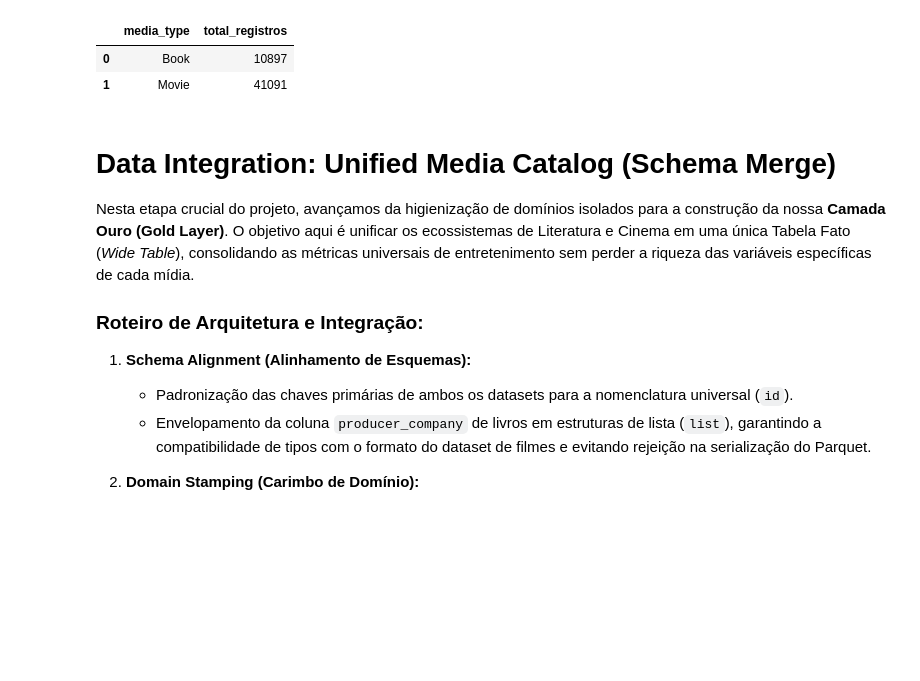
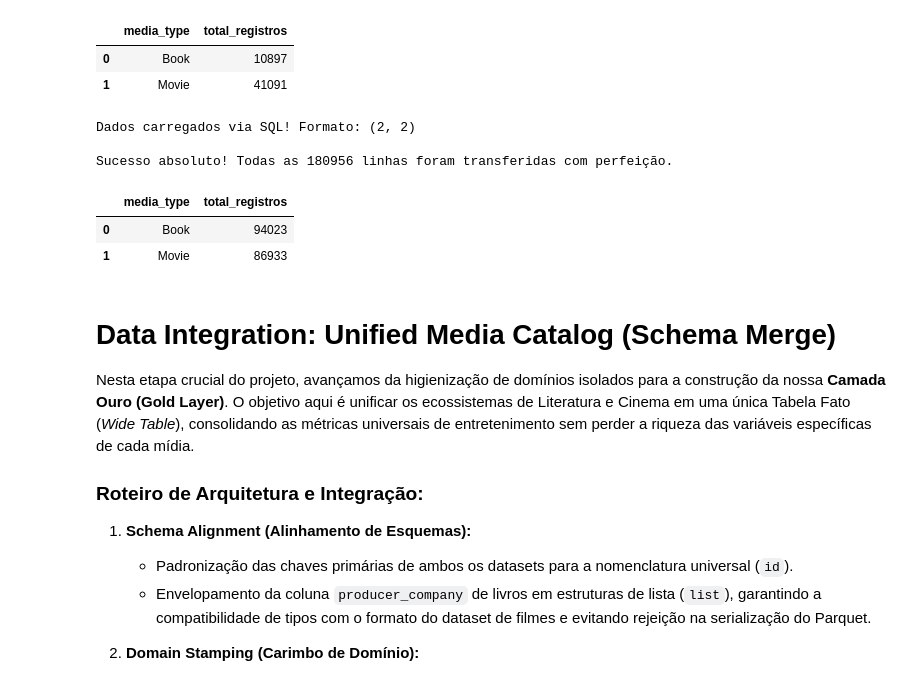
Before and after one commit to AleCecilio/entertainment_industry_performance_analysis, a Jupyter notebook: notebooks/01_data_engineering/15_unified_media_catalog.ipynb, the cells around one changed output. Saved outputs shown, nothing was run; the diff lists cells and outputs as text; code cells hidden in the pictures; blank space fills up the shorter version.

```diff
--- a/notebooks/01_data_engineering/15_unified_media_catalog.ipynb
+++ b/notebooks/01_data_engineering/15_unified_media_catalog.ipynb
@@ -226,6 +294,43 @@ Sucesso absoluto! Todas as 51988 linhas foram transferidas com perfeição.
 |  | media_type | total_registros |
 | 0 | Book | 10897 |
 | 1 | Movie | 41091 |
+# %%
+# Execução da Query de Auditoria
+caminho_banco = '../../data/processed/unified_media_catalog.db'
+
+query_auditoria = """
+    SELECT
+        media_type,
+        COUNT(*) as total_registros
+    FROM unified_media_genres
+    GROUP BY media_type;
+"""
+
+df_auditoria = dbc.execute_query(
+    caminho_db=caminho_banco,
+    alvo=query_auditoria,
+    eh_query=True
+)
+
+# Verificação de segurança (Garantindo que o retorno do banco é válido)
+if df_auditoria is not None:
+    linhas_originais = len(df_genres_catalog)
+    linhas_banco = df_auditoria['total_registros'].sum()
+
+    if linhas_originais == linhas_banco:
+        print(f"\nSucesso absoluto! Todas as {linhas_originais} linhas foram transferidas com perfeição.")
+        display(tb.estilizar_tabela(df=df_auditoria))
+    else:
+        print(f"\nAlerta: Discrepância. {linhas_originais} no Pandas vs {linhas_banco} no Banco.")
+else:
+    print("\nErro: Não foi possível realizar a verificação de segurança pois a consulta falhou.")
+# %% [output]
+Dados carregados via SQL! Formato: (2, 2)
+
+Sucesso absoluto! Todas as 180956 linhas foram transferidas com perfeição.
+|  | media_type | total_registros |
+| 0 | Book | 94023 |
+| 1 | Movie | 86933 |
 # %% [markdown]
 #  Data Integration: Unified Media Catalog (Schema Merge)
 
```
Also changed, not shown: parts of 11 cells of this notebook, 2 other files.
